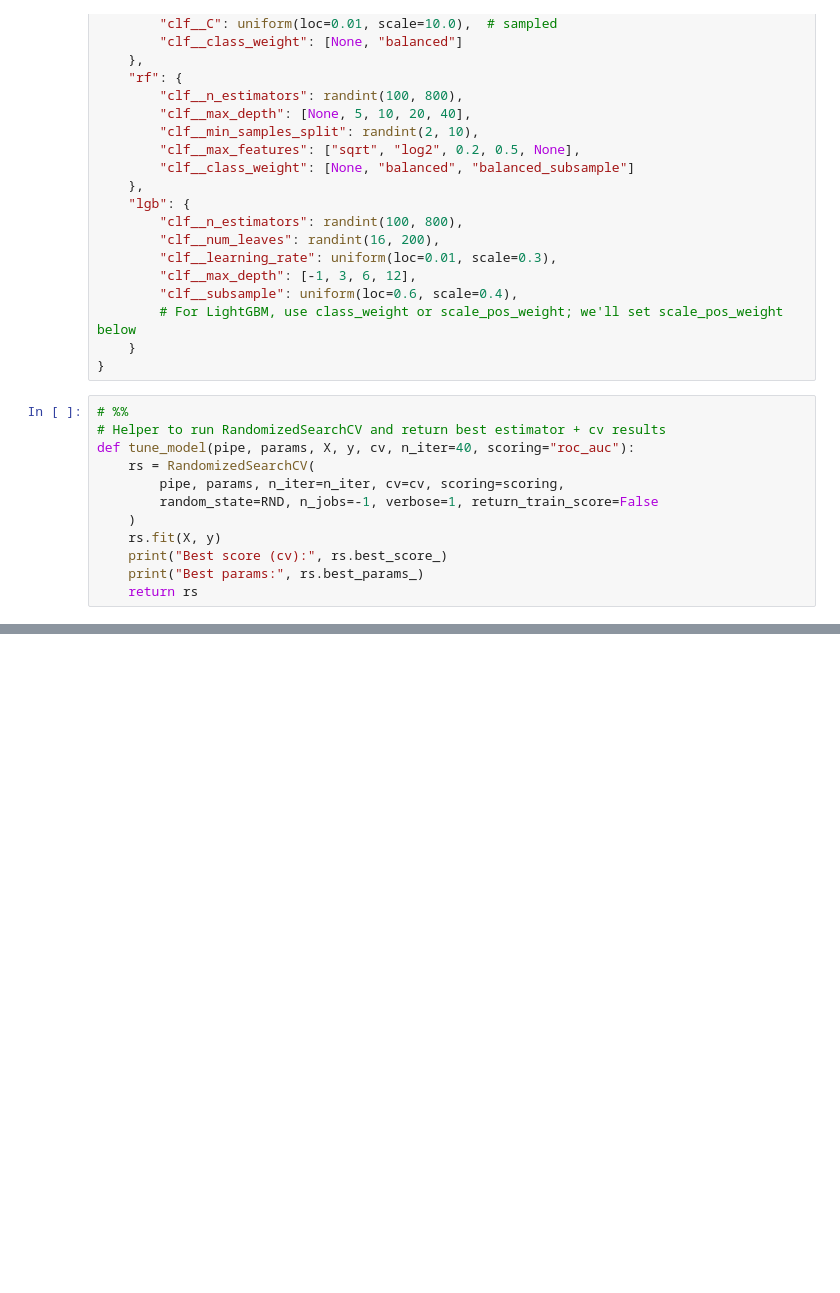
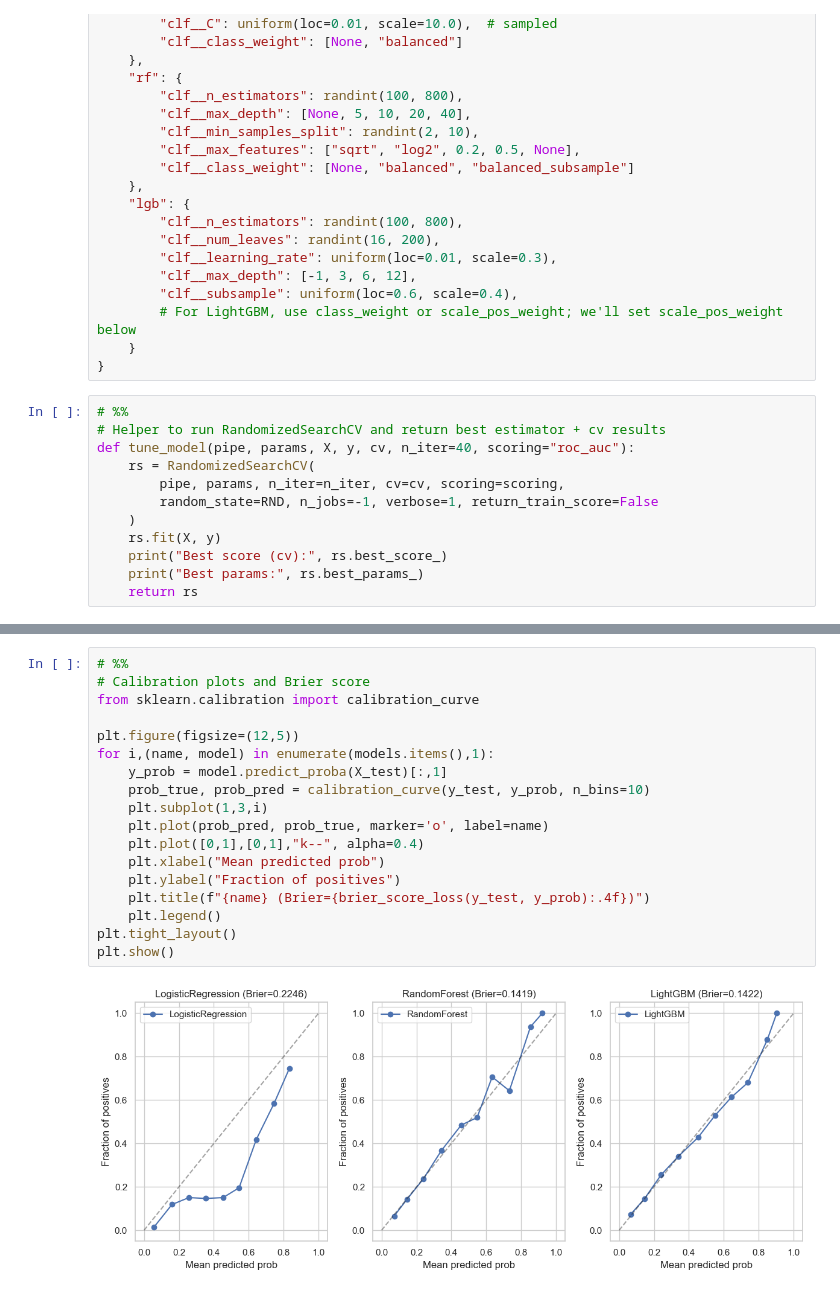
Before and after one commit to ShamikRana/financial-risk-predictive-analytics, a Jupyter notebook: notebook/model_training.ipynb, the cells around one changed output, grey strips where cells are left out. Saved outputs shown, nothing was run; the diff lists cells and outputs as text; blank space fills up the shorter version.

```diff
--- a/notebook/model_training.ipynb
+++ b/notebook/model_training.ipynb
@@ -566,0 +698,20 @@ KeyboardInterrupt:
+# %%
+# %%
+# Calibration plots and Brier score
+from sklearn.calibration import calibration_curve
+
+plt.figure(figsize=(12,5))
+for i,(name, model) in enumerate(models.items(),1):
+    y_prob = model.predict_proba(X_test)[:,1]
+    prob_true, prob_pred = calibration_curve(y_test, y_prob, n_bins=10)
+    plt.subplot(1,3,i)
+    plt.plot(prob_pred, prob_true, marker='o', label=name)
+    plt.plot([0,1],[0,1],"k--", alpha=0.4)
+    plt.xlabel("Mean predicted prob")
+    plt.ylabel("Fraction of positives")
+    plt.title(f"{name} (Brier={brier_score_loss(y_test, y_prob):.4f})")
+    plt.legend()
+plt.tight_layout()
+plt.show()
+# %% [output]
+[figure, added]
```
Also changed, not shown: parts of 13 cells of this notebook, 8 other files.
